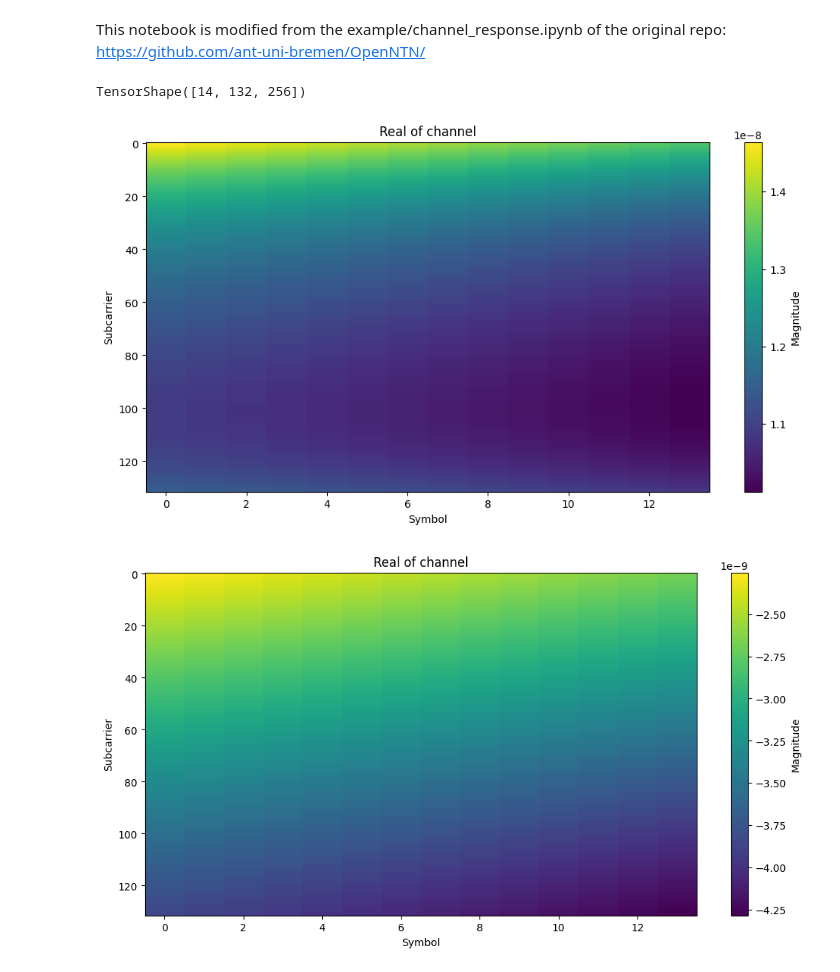
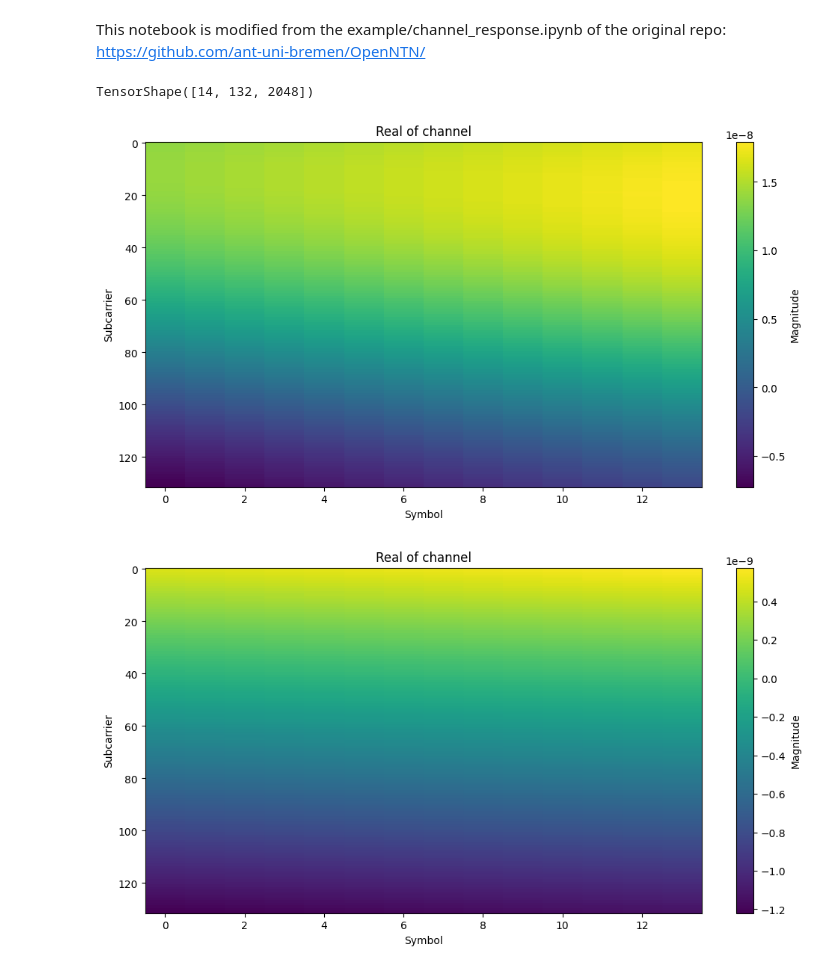
Before and after one commit to thienhieu-hoang/Gene_NTN_Data, a Jupyter notebook: Sionna/OpenNTN/example/channel_response.ipynb, the cells around one changed output. Saved outputs shown, nothing was run; the diff lists cells and outputs as text; code cells hidden in the pictures.

```diff
--- a/Sionna/OpenNTN/example/channel_response.ipynb
+++ b/Sionna/OpenNTN/example/channel_response.ipynb
@@ -38,7 +38,7 @@ from OpenNTN.utils import gen_single_sector_topology as gen_ntn_topology
 scenario = "dur" # dur is the DenseUrban scenario
 carrier_frequency = 2.0e9 # UL S-Band
 direction = "downlink"
-elevation_angle = 80.0
+elevation_angle = 50.0
 num_ut = 1
 satellite_height = 600000.0 # Height in meters, this is a satellite in the Low Earth Orbit (LEO)
 batch_size = 32 # Number of topologies we will generate later
@@ -101,4 +101,4 @@ for i in range(N_samples//(batch_size *2)):
 H_perfect = tf.concat(H_perfect, axis=-1) # H to save: [14, 132, N]
 H_perfect.shape
 # %% [output]
-TensorShape([14, 132, 256])
+TensorShape([14, 132, 2048])
@@ -115,21 +120,21 @@ plt.ylabel('Subcarrier')
 plt.title('Real of channel')
 plt.show()
 # %% [output]
-[figure, old version]
+[figure, new version]
 # %%
-h_freq_plot = (H_perfect[:,:,255]).numpy().real
+h_freq_plot = (H_perfect[:,:,120]).numpy().real
 h_freq_plot = h_freq_plot.T
 
 # Plot the concatenated heatmap
 plt.figure(figsize=(12, 6))
 plt.imshow(h_freq_plot, aspect='auto', cmap='viridis')
 plt.colorbar(label='Magnitude')
 plt.xlabel('Symbol')
 plt.ylabel('Subcarrier')
 plt.title('Real of channel')
 plt.show()
 # %% [output]
-[figure, old version]
+[figure, new version]
 # %%
 h_freq_plot = (h[19,  0,0,  0,0,  :,:]).numpy().real
 h_freq_plot = h_freq_plot.T
```
Also changed, not shown: parts of 6 cells of this notebook, 1 other file.
